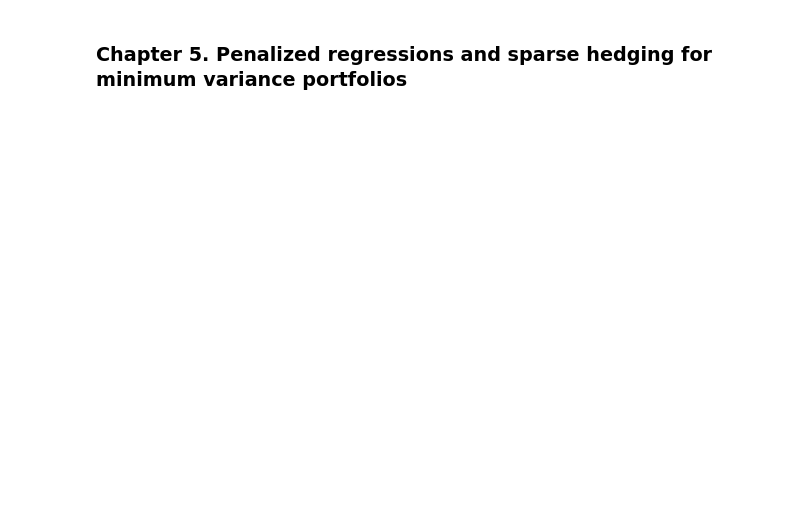
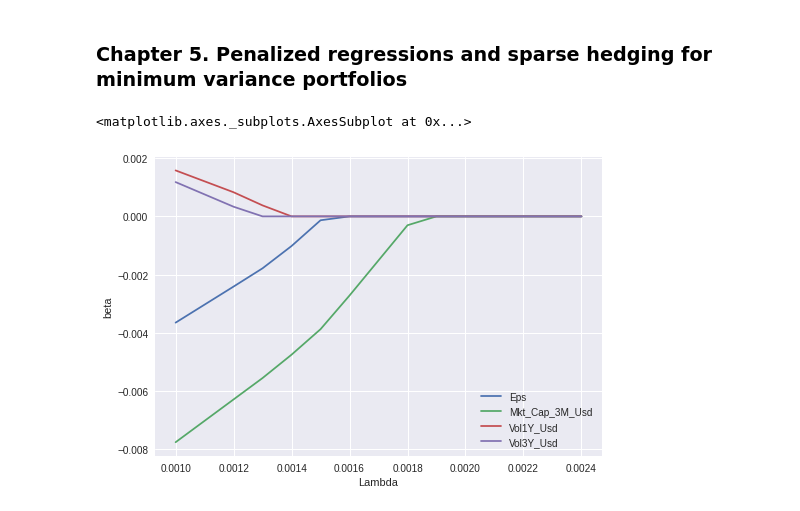
Before and after one commit to viniesposito/py-mlfactor, a Jupyter notebook: py_mlfactor.ipynb, the cells around one changed output. Cells and saved outputs as stored; diff of their text form; code cells hidden in the pictures; blank space fills up the shorter version.

Commit message:
adding penalized regression

```diff
--- a/py_mlfactor.ipynb
+++ b/py_mlfactor.ipynb
@@ -294,2 +294,23 @@ df.drop('index',axis=1).hist(bins=15);
 # %% [markdown]
 ### **Chapter 5.** Penalized regressions and sparse hedging for minimum variance portfolios
+# %%
+y_penalized = data['R1M_Usd'].values
+X_penalized = data[features].values
+
+alphas = np.arange(1e-3,2.5e-3,1e-4) # sklearn alpha = glmnet lambda
+
+coef_path = {}
+
+for alpha in alphas:
+  lasso = Lasso(alpha=alpha)
+  lasso.fit(X_penalized,y_penalized)
+
+  coef_path[alpha] = lasso.coef_
+
+coef_path_df = pd.DataFrame.from_dict(coef_path).T
+coef_path_df.columns = features
+relevant_predictors = (coef_path_df.abs().sum() != 0.0)
+coef_path_df.loc[:,relevant_predictors].plot(xlabel='Lambda',ylabel='beta');
+# %% [output]
+<matplotlib.axes._subplots.AxesSubplot at 0x...>
+[figure, added]
```
Also changed, not shown: parts of 10 cells of this notebook.
